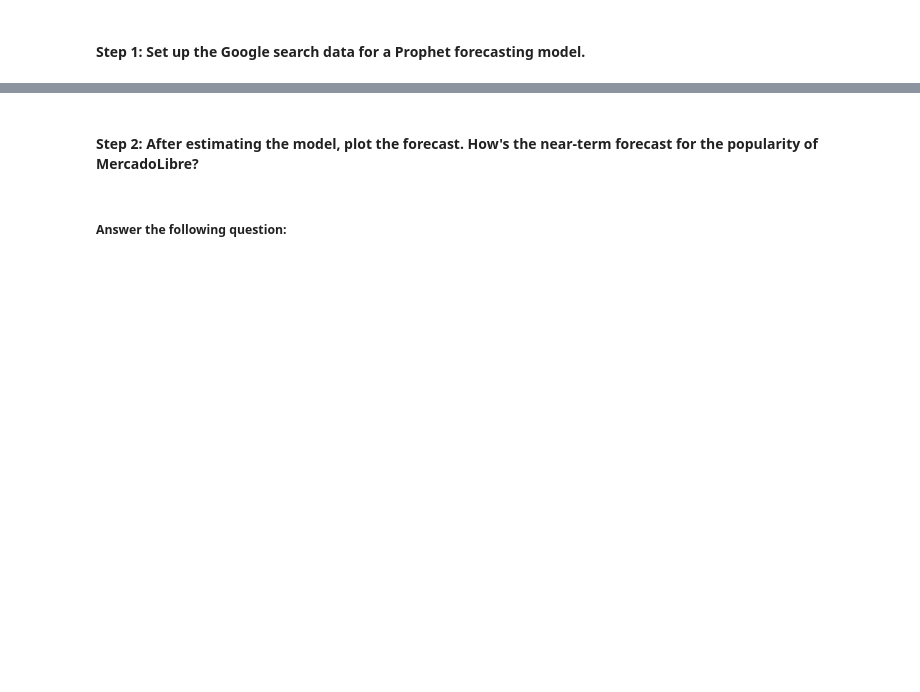
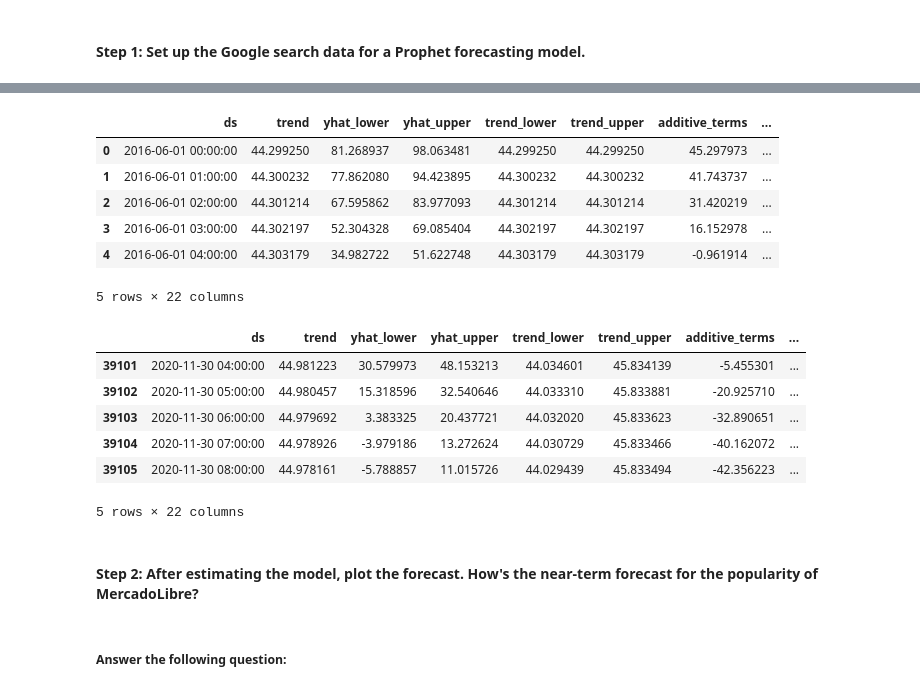
Before and after one commit to naomynaomy/Time_Series_Analysis_Mercado_Libre, a Jupyter notebook: Starter_Code/forecasting_net_prophet.ipynb, the cells around one changed output, grey strips where cells are left out. Drawn from its saved outputs; the diff is of its cells as text; code cells hidden in the pictures; blank space fills up the shorter version.

Commit message:
Forecase 80 days with Prophet

```diff
--- a/Starter_Code/forecasting_net_prophet.ipynb
+++ b/Starter_Code/forecasting_net_prophet.ipynb
@@ -441,13 +452,13 @@ Now, you need to produce a time series model that analyzes and forecasts pattern
 #### Step 1: Set up the Google search data for a Prophet forecasting model.
 # %%
 # Using the df_mercado_trends DataFrame, reset the index so the date information is no longer the index
-mercado_prophet_df = df_mercado_trends.reset_index
+mercado_prophet_df = df_mercado_trends.reset_index()
 
 # Label the columns ds and y so that the syntax is recognized by Prophet
-mercado_prophet_df = mercado_stock_trends_df.rename(columns={"date":"ds","Search Trends":"y"})
+mercado_prophet_df = mercado_prophet_df.rename(columns={"Date":"ds","Search Trends":"y"})
 
 # Drop an NaN values from the prophet_df DataFrame
-mercado_prophet_df = mercado_prophet_df.dropna
+mercado_prophet_df = mercado_prophet_df.dropna()
 
 # View the first and last five rows of the mercado_prophet_df DataFrame
 display(mercado_prophet_df.head())
@@ -457,6 +479,6 @@ AttributeError: 'function' object has no attribute 'head'
 # %%
 # Call the Prophet function, store as an object
-model_mercado_trends = # YOUR CODE HERE
+model_mercado_trends = Prophet()
 # %%
 # Fit the time-series model.
-# YOUR CODE HERE
+model_mercado_trends.fit(mercado_prophet_df)
@@ -463,7 +489,8 @@ model_mercado_trends = # YOUR CODE HERE
 # %%
 # Create a future dataframe to hold predictions
 # Make the prediction go out as far as 2000 hours (approx 80 days)
-future_mercado_trends = # YOUR CODE HERE
+future_mercado_trends = model_mercado_trends.make_future_dataframe(periods=2000, freq="H")
 
 # View the last five rows of the future_mercado_trends DataFrame
-# YOUR CODE HERE
+display(future_mercado_trends.head())
+display(future_mercado_trends.tail())
@@ -470,9 +510,25 @@ future_mercado_trends = # YOUR CODE HERE
 # %%
 # Make the predictions for the trend data using the future_mercado_trends DataFrame
-forecast_mercado_trends = # YOUR CODE HERE
+forecast_mercado_trends = model_mercado_trends.predict(future_mercado_trends)
 
 # Display the first five rows of the forecast_mercado_trends DataFrame
-# YOUR CODE HERE
+display(forecast_mercado_trends.head())
+display(forecast_mercado_trends.tail())
+# %% [output]
+|  | ds | trend | yhat_lower | yhat_upper | trend_lower | trend_upper | additive_terms | ... |
+| 0 | 2016-06-01 00:00:00 | 44.299250 | 81.268937 | 98.063481 | 44.299250 | 44.299250 | 45.297973 | ... |
+| 1 | 2016-06-01 01:00:00 | 44.300232 | 77.862080 | 94.423895 | 44.300232 | 44.300232 | 41.743737 | ... |
+| 2 | 2016-06-01 02:00:00 | 44.301214 | 67.595862 | 83.977093 | 44.301214 | 44.301214 | 31.420219 | ... |
+| 3 | 2016-06-01 03:00:00 | 44.302197 | 52.304328 | 69.085404 | 44.302197 | 44.302197 | 16.152978 | ... |
+| 4 | 2016-06-01 04:00:00 | 44.303179 | 34.982722 | 51.622748 | 44.303179 | 44.303179 | -0.961914 | ... |
+5 rows × 22 columns
+|  | ds | trend | yhat_lower | yhat_upper | trend_lower | trend_upper | additive_terms | ... |
+| 39101 | 2020-11-30 04:00:00 | 44.981223 | 30.579973 | 48.153213 | 44.034601 | 45.834139 | -5.455301 | ... |
+| 39102 | 2020-11-30 05:00:00 | 44.980457 | 15.318596 | 32.540646 | 44.033310 | 45.833881 | -20.925710 | ... |
+| 39103 | 2020-11-30 06:00:00 | 44.979692 | 3.383325 | 20.437721 | 44.032020 | 45.833623 | -32.890651 | ... |
+| 39104 | 2020-11-30 07:00:00 | 44.978926 | -3.979186 | 13.272624 | 44.030729 | 45.833466 | -40.162072 | ... |
+| 39105 | 2020-11-30 08:00:00 | 44.978161 | -5.788857 | 11.015726 | 44.029439 | 45.833494 | -42.356223 | ... |
+5 rows × 22 columns
 # %% [markdown]
 #### Step 2: After estimating the model, plot the forecast. How's the near-term forecast for the popularity of MercadoLibre?
 # %%
```
Also changed, not shown: parts of 4 cells of this notebook.
